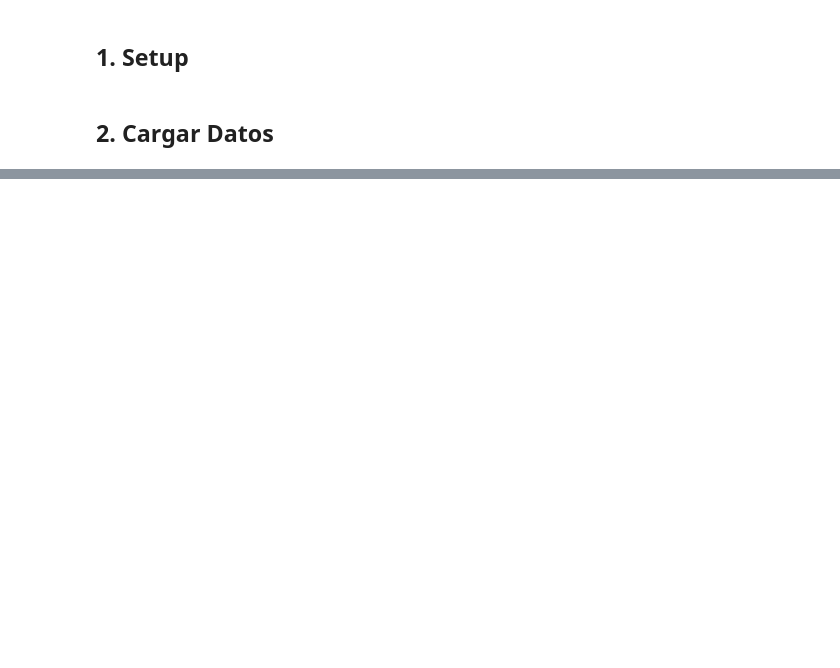
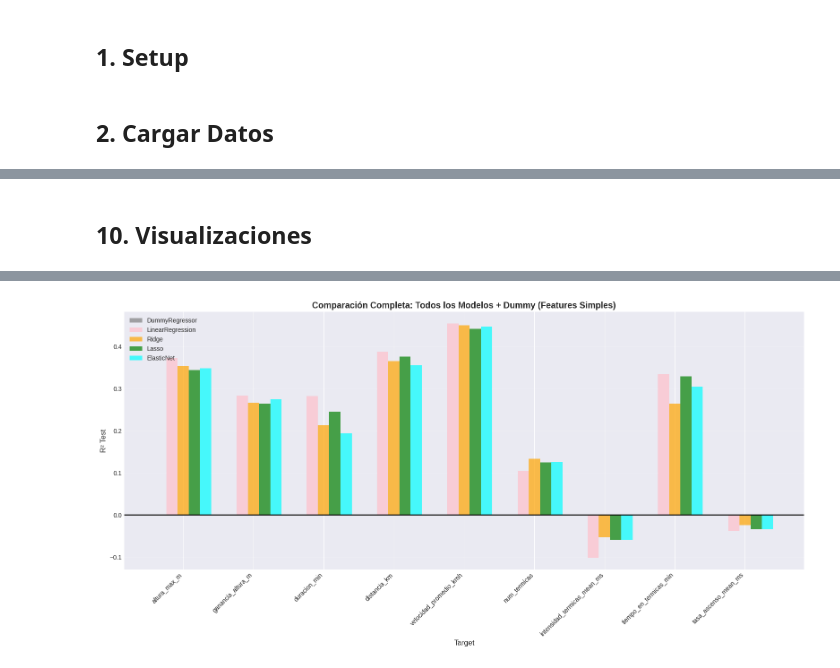
Before and after one commit to estanislaomolina/TP-Final-ML, a Jupyter notebook: 02_Modelos/02_Baseline.ipynb, the cells around one changed output, grey strips where cells are left out. Saved outputs shown, nothing was run; the diff lists cells and outputs as text; code cells hidden in the pictures; blank space fills up the shorter version.

```diff
--- a/02_Modelos/02_Baseline.ipynb
+++ b/02_Modelos/02_Baseline.ipynb
@@ -337,0 +57,13 @@ Próximo paso: Random Forest
+# %%
+dev = pd.read_csv('../data/processed/dev.csv', index_col=0)
+test = pd.read_csv('../data/processed/test.csv', index_col=0)
+
+targets_reg = [
+    'altura_max_m', 'ganancia_altura_m', 'duracion_min',
+    'distancia_km', 'velocidad_promedio_kmh', 'num_termicas',
+    'intensidad_termicas_mean_ms', 'tiempo_en_termicas_min',
+    'tasa_ascenso_mean_ms'
+]
+
+print(f"Dev: {dev.shape}, Test: {test.shape}")
+print(f"Targets: {len(targets_reg)}")
@@ -337,0 +240,6 @@ Próximo paso: Random Forest
+# %%
+alphas = [0.001, 0.01, 0.1, 1, 10, 100, 1000]
+
+print("Alphas a explorar:")
+print(alphas)
+print(f"\nCombinaciones: {len(alphas)} alphas × 3 modelos × 2 configuraciones")
@@ -337,0 +589,53 @@ Próximo paso: Random Forest
+# %% [markdown]
+## 10. Visualizaciones
+# %%
+# Gráfico 1: Todos los modelos incluyendo Dummy (Features Simples)
+fig, ax = plt.subplots(figsize=(16, 8))
+
+# Combinar df_basico (Dummy) con df_simple
+df_dummy_simple = df_basico[df_basico['modelo']=='DummyRegressor'][['target', 'R2', 'split']].copy()
+df_dummy_simple = df_dummy_simple[df_dummy_simple['split']=='Test'].copy()
+df_dummy_simple = df_dummy_simple.rename(columns={'R2': 'Test_R2'})
+df_dummy_simple['modelo'] = 'DummyRegressor'
+
+# Crear pivot incluyendo Dummy
+df_todos_simple = pd.concat([
+    df_dummy_simple[['target', 'modelo', 'Test_R2']],
+    df_simple[['target', 'modelo', 'Test_R2']]
+])
+df_pivot = df_todos_simple.pivot(index='target', columns='modelo', values='Test_R2')
+
+# CRÍTICO: Reordenar según targets_reg
+df_pivot = df_pivot.reindex(targets_reg)
+
+print("Verificando orden de targets:")
+print(df_pivot.index.tolist())
+print("\nR² de LinearRegression por target:")
+print(df_pivot['LinearRegression'])
+
+x = np.arange(len(targets_reg))
+width = 0.16
+
+modelos_lista_completa = ['DummyRegressor', 'LinearRegression', 'Ridge', 'Lasso', 'ElasticNet']
+colors = ['gray', 'pink', 'orange', 'green', 'cyan']
+
+for i, (modelo, color) in enumerate(zip(modelos_lista_completa, colors)):
+    offset = (i - 2) * width
+    valores = df_pivot[modelo].values
+
+    bars = ax.bar(x + offset, valores, width, label=modelo, color=color, alpha=0.7)
+
+ax.set_xlabel('Target', fontsize=12)
+ax.set_ylabel('R² Test', fontsize=12)
+ax.set_title('Comparación Completa: Todos los Modelos + Dummy (Features Simples)',
+             fontsize=14, fontweight='bold')
+ax.set_xticks(x)
+ax.set_xticklabels(targets_reg, rotation=45, ha='right')
+ax.legend(fontsize=10, loc='upper left')
+ax.axhline(y=0, color='black', linestyle='-', linewidth=2, alpha=0.8)
+ax.grid(True, alpha=0.3, axis='y')
+
+plt.tight_layout()
+plt.savefig('../data/processed/baseline_todos_simple.png', dpi=300, bbox_inches='tight')
+plt.show()
+# %% [output]
@@ -337,0 +657 @@ Próximo paso: Random Forest
+[figure, added]
```
Also changed, not shown: parts of 45 cells of this notebook, 34 other files.
